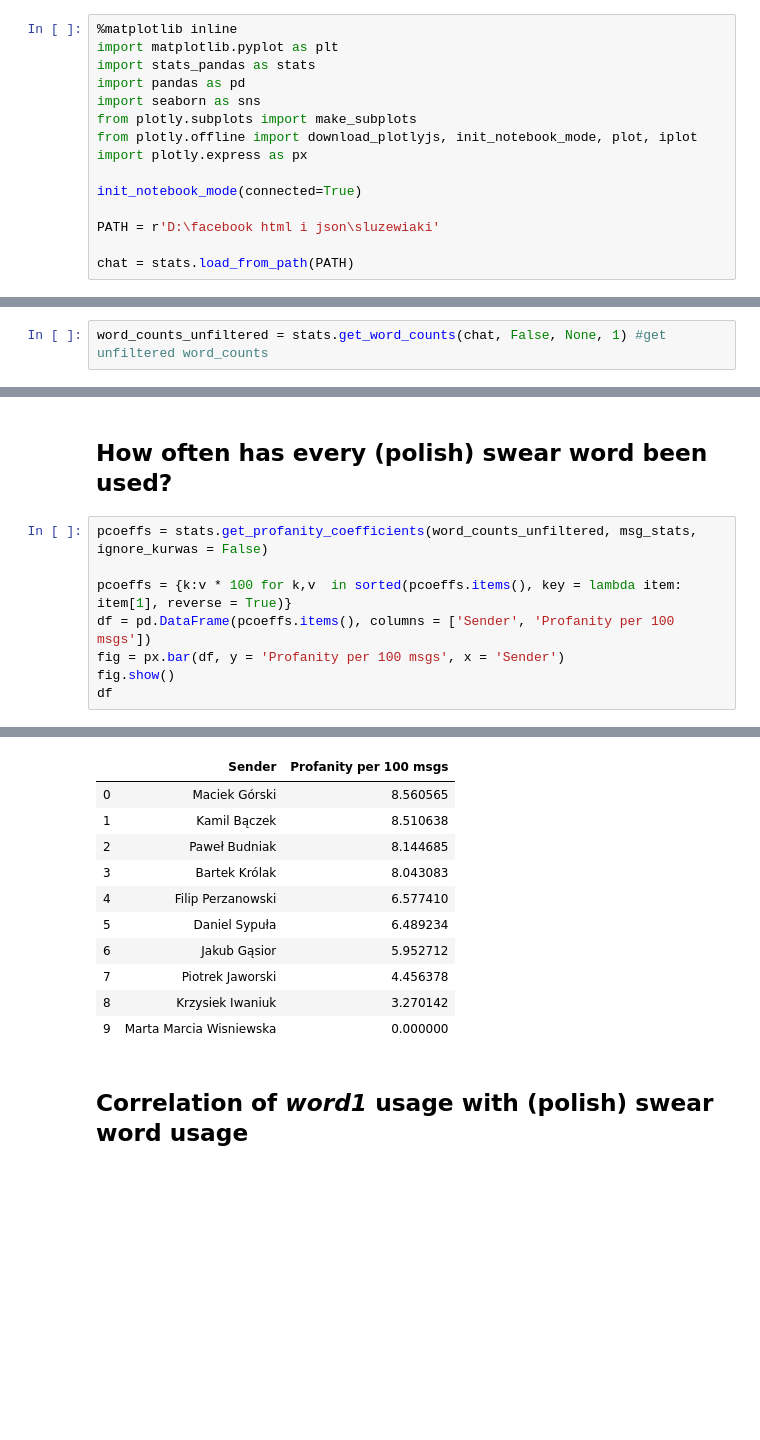
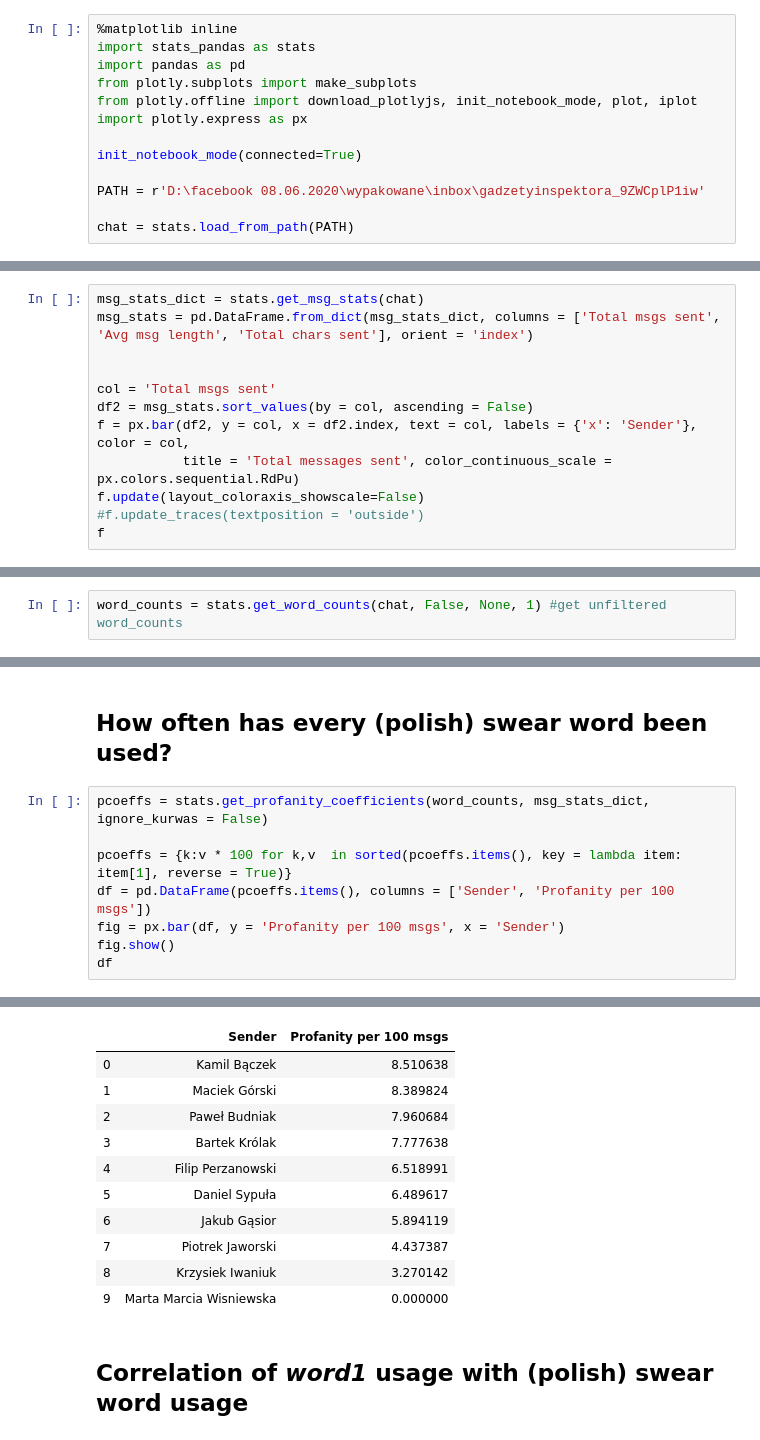
Before and after one commit to PawelBudniak/Messenger-chat-analysis, a Jupyter notebook: messenger_stats_plotly.ipynb, the cells around one changed output, grey strips where cells are left out. Drawn from its saved outputs; the diff is of its cells as text; blank space fills up the shorter version.

```diff
--- a/messenger_stats_plotly.ipynb
+++ b/messenger_stats_plotly.ipynb
@@ -5,17 +5,15 @@ PATH = _r'C:\mypath\mychat'<br>_
 When that's ready you can click on Cell in the menu above and select 'Run All'
 # %%
 %matplotlib inline
-import matplotlib.pyplot as plt
 import stats_pandas as stats
 import pandas as pd
-import seaborn as sns
 from plotly.subplots import make_subplots
 from plotly.offline import download_plotlyjs, init_notebook_mode, plot, iplot
 import plotly.express as px
 
 init_notebook_mode(connected=True)
 
-PATH = r'D:\facebook html i json\sluzewiaki'
+PATH = r'D:\facebook 08.06.2020\wypakowane\inbox\gadzetyinspektora_9ZWCplP1iw'
 
 chat = stats.load_from_path(PATH)
 # %% [markdown]
@@ -42,0 +21,12 @@ plt.show()
+# %%
+msg_stats_dict = stats.get_msg_stats(chat)
+msg_stats = pd.DataFrame.from_dict(msg_stats_dict, columns = ['Total msgs sent', 'Avg msg length', 'Total chars sent'], orient = 'index')
+
+
+col = 'Total msgs sent'
+df2 = msg_stats.sort_values(by = col, ascending = False)
+f = px.bar(df2, y = col, x = df2.index, text = col, labels = {'x': 'Sender'}, color = col,
+           title = 'Total messages sent', color_continuous_scale = px.colors.sequential.RdPu)
+f.update(layout_coloraxis_showscale=False)
+#f.update_traces(textposition = 'outside')
+f
@@ -74,7 +98,7 @@ fig.show()
 Set _word1_ below - it can be a single word, but also be a list of words.
 If regex=True is specified, word1 can also be a re str pattern, or a list of re str patterns.
 # %%
-word_counts_unfiltered = stats.get_word_counts(chat, False, None, 1) #get unfiltered word_counts
+word_counts = stats.get_word_counts(chat, False, None, 1) #get unfiltered word_counts
 # %%
 
 
@@ -93,24 +118,24 @@ fig.show()
 # %% [markdown]
 ## How often has every (polish) swear word been used?
 # %%
-pcoeffs = stats.get_profanity_coefficients(word_counts_unfiltered, msg_stats, ignore_kurwas = False)
+pcoeffs = stats.get_profanity_coefficients(word_counts, msg_stats_dict, ignore_kurwas = False)
 
 pcoeffs = {k:v * 100 for k,v  in sorted(pcoeffs.items(), key = lambda item: item[1], reverse = True)}
 df = pd.DataFrame(pcoeffs.items(), columns = ['Sender', 'Profanity per 100 msgs'])
 fig = px.bar(df, y = 'Profanity per 100 msgs', x = 'Sender')
 fig.show()
 df
 # %% [output]
 [interactive output not drawn]
 |  | Sender | Profanity per 100 msgs |
-| 0 | Maciek Górski | 8.560565 |
-| 1 | Kamil Bączek | 8.510638 |
-| 2 | Paweł Budniak | 8.144685 |
-| 3 | Bartek Królak | 8.043083 |
-| 4 | Filip Perzanowski | 6.577410 |
-| 5 | Daniel Sypuła | 6.489234 |
-| 6 | Jakub Gąsior | 5.952712 |
-| 7 | Piotrek Jaworski | 4.456378 |
+| 0 | Kamil Bączek | 8.510638 |
+| 1 | Maciek Górski | 8.389824 |
+| 2 | Paweł Budniak | 7.960684 |
+| 3 | Bartek Królak | 7.777638 |
+| 4 | Filip Perzanowski | 6.518991 |
+| 5 | Daniel Sypuła | 6.489617 |
+| 6 | Jakub Gąsior | 5.894119 |
+| 7 | Piotrek Jaworski | 4.437387 |
 | 8 | Krzysiek Iwaniuk | 3.270142 |
 | 9 | Marta Marcia Wisniewska | 0.000000 |
 # %% [markdown]
```
Also changed, not shown: parts of 27 cells of this notebook, 2 other files.
